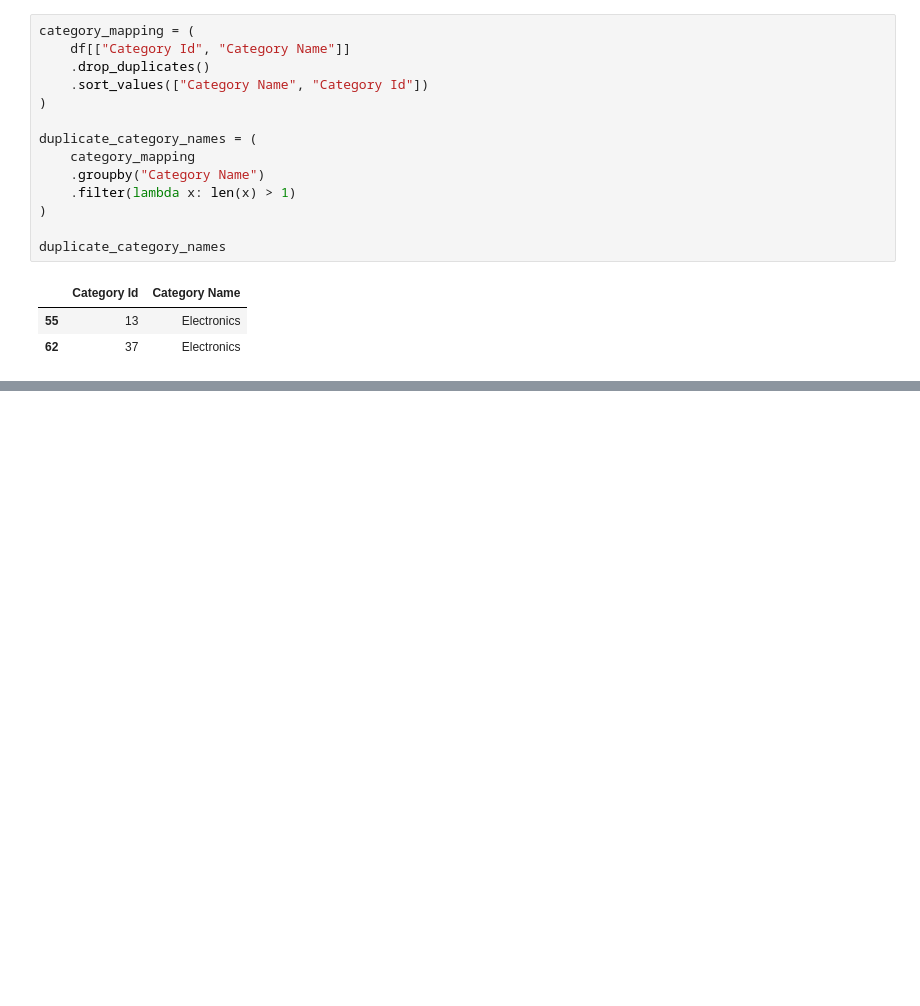
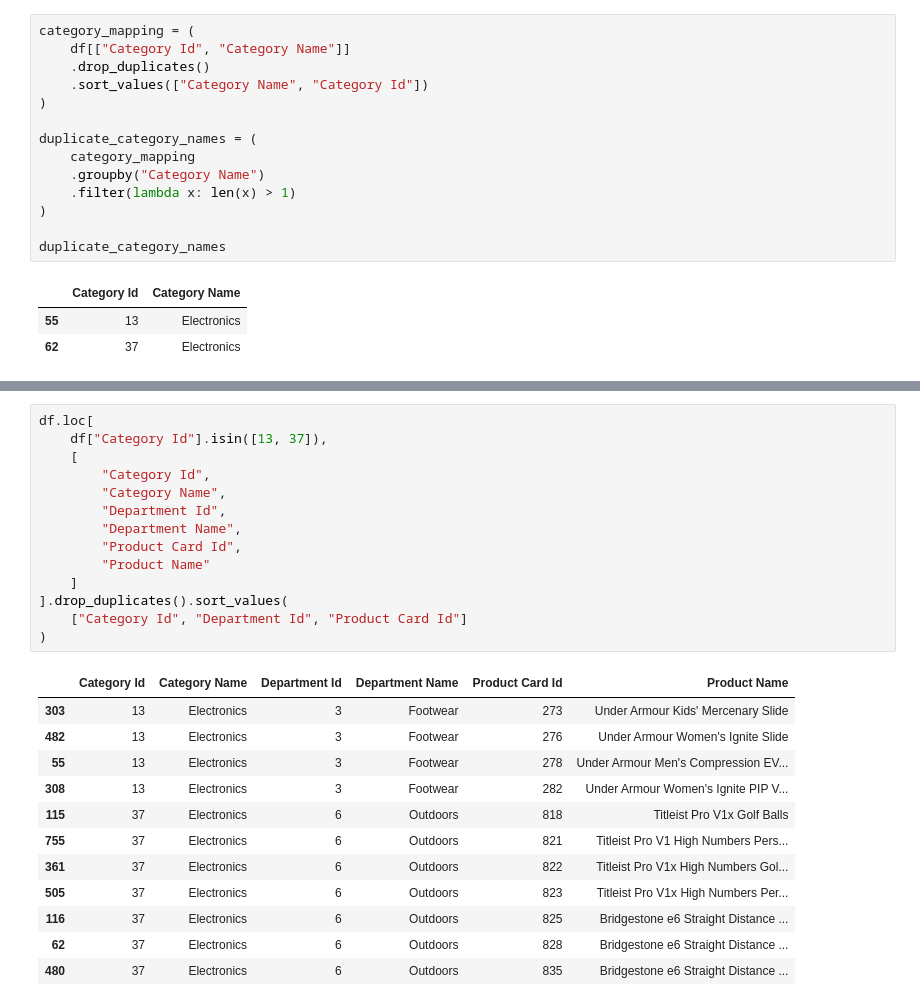
Before and after one commit to elhamrouzban/LogiGuard, a Jupyter notebook: notebooks/02_data_quality_audit.ipynb, the cells around one changed output, grey strips where cells are left out. Cells and saved outputs as stored; diff of their text form; blank space fills up the shorter version.

```diff
--- a/notebooks/02_data_quality_audit.ipynb
+++ b/notebooks/02_data_quality_audit.ipynb
@@ -87,0 +148,27 @@ duplicate_category_names
+# %%
+df.loc[
+    df["Category Id"].isin([13, 37]),
+    [
+        "Category Id",
+        "Category Name",
+        "Department Id",
+        "Department Name",
+        "Product Card Id",
+        "Product Name"
+    ]
+].drop_duplicates().sort_values(
+    ["Category Id", "Department Id", "Product Card Id"]
+)
+# %% [output]
+|  | Category Id | Category Name | Department Id | Department Name | Product Card Id | Product Name |
+| 303 | 13 | Electronics | 3 | Footwear | 273 | Under Armour Kids' Mercenary Slide |
+| 482 | 13 | Electronics | 3 | Footwear | 276 | Under Armour Women's Ignite Slide |
+| 55 | 13 | Electronics | 3 | Footwear | 278 | Under Armour Men's Compression EV... |
+| 308 | 13 | Electronics | 3 | Footwear | 282 | Under Armour Women's Ignite PIP V... |
+| 115 | 37 | Electronics | 6 | Outdoors | 818 | Titleist Pro V1x Golf Balls |
+| 755 | 37 | Electronics | 6 | Outdoors | 821 | Titleist Pro V1 High Numbers Pers... |
+| 361 | 37 | Electronics | 6 | Outdoors | 822 | Titleist Pro V1x High Numbers Gol... |
+| 505 | 37 | Electronics | 6 | Outdoors | 823 | Titleist Pro V1x High Numbers Per... |
+| 116 | 37 | Electronics | 6 | Outdoors | 825 | Bridgestone e6 Straight Distance ... |
+| 62 | 37 | Electronics | 6 | Outdoors | 828 | Bridgestone e6 Straight Distance ... |
+| 480 | 37 | Electronics | 6 | Outdoors | 835 | Bridgestone e6 Straight Distance ... |
```
Also changed, not shown: parts of 16 cells of this notebook, 3 other files.
